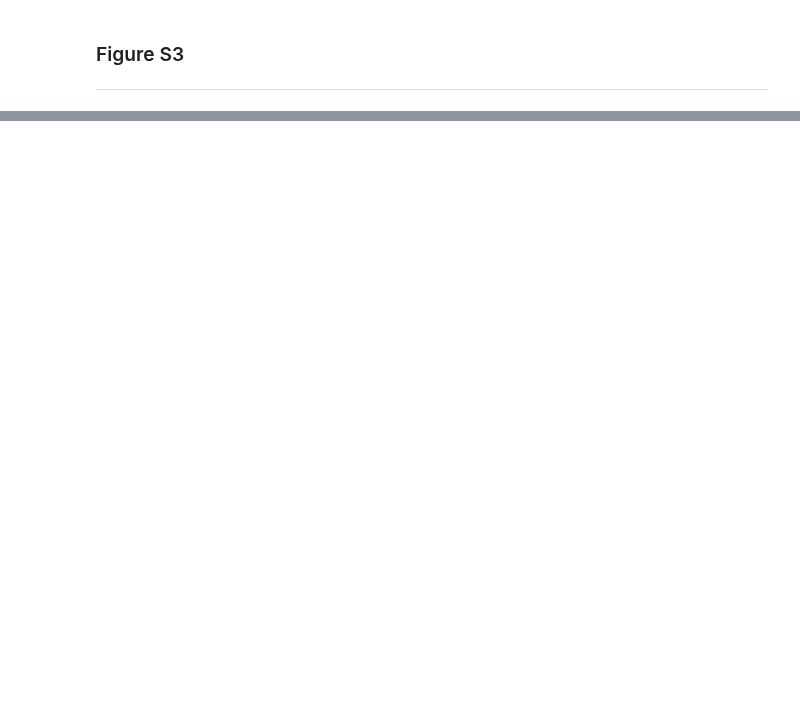
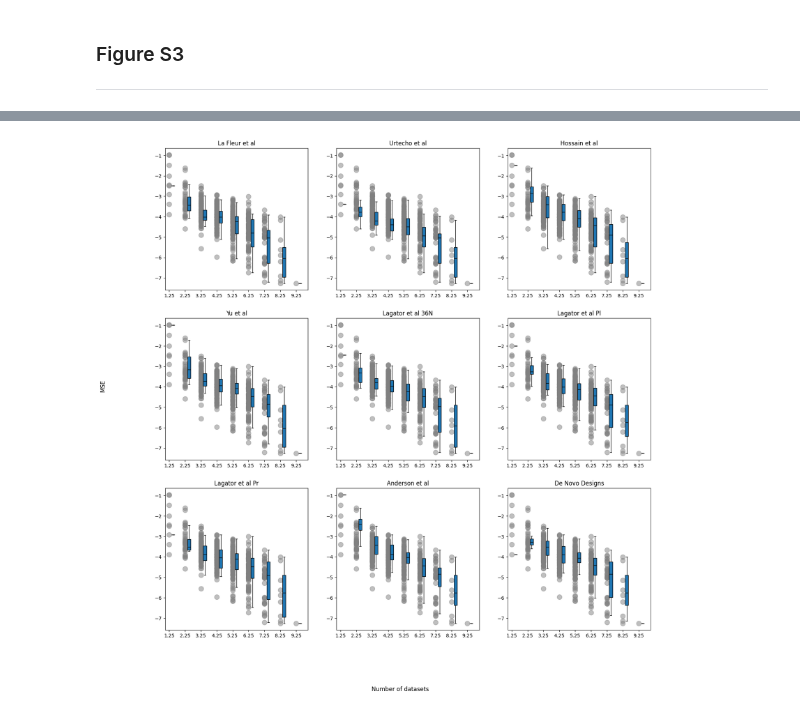
Before and after one commit to Rhys-sg/e.-coli-promoter-prediction, a Jupyter notebook: figures_notebook.ipynb, the cells around one changed output, grey strips where cells are left out. Saved outputs shown, nothing was run; the diff lists cells and outputs as text; code cells hidden in the pictures; blank space fills up the shorter version.

Commit message:
Figures update
Changed figure names, reconfigured figures.

```diff
--- a/figures_notebook.ipynb
+++ b/figures_notebook.ipynb
@@ -671,0 +635,38 @@ plt.savefig('Figures/Figure S3.pdf', dpi=300, bbox_inches='tight')
+# %%
+import pandas as pd
+import matplotlib.pyplot as plt
+
+# Load data
+file_names = pd.read_csv('Data/LaFleur_supp.csv')['File Name'].unique()
+
+data_df = pd.read_csv('Data/data_comparison.csv')
+data = data_df[['Number of Files', 'MSE', 'Name']].values
+
+x_all = sorted(set(int(n) for n, _, _ in data))
+
+fig, axs = plt.subplots(3, 3, figsize=(18, 18))
+fig.subplots_adjust(hspace=0.2, wspace=0.2)
+
+for i, file_name in enumerate(file_names):
+    row, col = divmod(i, 3)
+    ax = axs[row, col]
+
+    scatter_data = [(int(n), l) for n, l, _ in data]
+    x_vals, y_vals = zip(*scatter_data)
+    ax.scatter(x_vals, y_vals, s=100, alpha=0.5, color='grey')
+    ax.set_title(file_name)
+    for x in x_all:
+        y_vals = [mse for n, mse, combo in data if int(n) == x and file_name in str(combo)]
+
+        # Offset x slightly for visual separation
+        offset = 0.25
+        ax.boxplot([y_vals], positions=[x + offset],
+                   widths=0.2, patch_artist=True, showfliers=False,
+                   medianprops=dict(color='black'))
+    ax.set_xticks(x_all)
+fig.supxlabel("Number of datasets")
+fig.supylabel("MSE")
+
+fig.savefig('Figures/FigureS3_option2.pdf', dpi=300, bbox_inches='tight')
+# %% [output]
+[figure, added]
```
Also changed, not shown: parts of 13 cells of this notebook, 19 other files.
